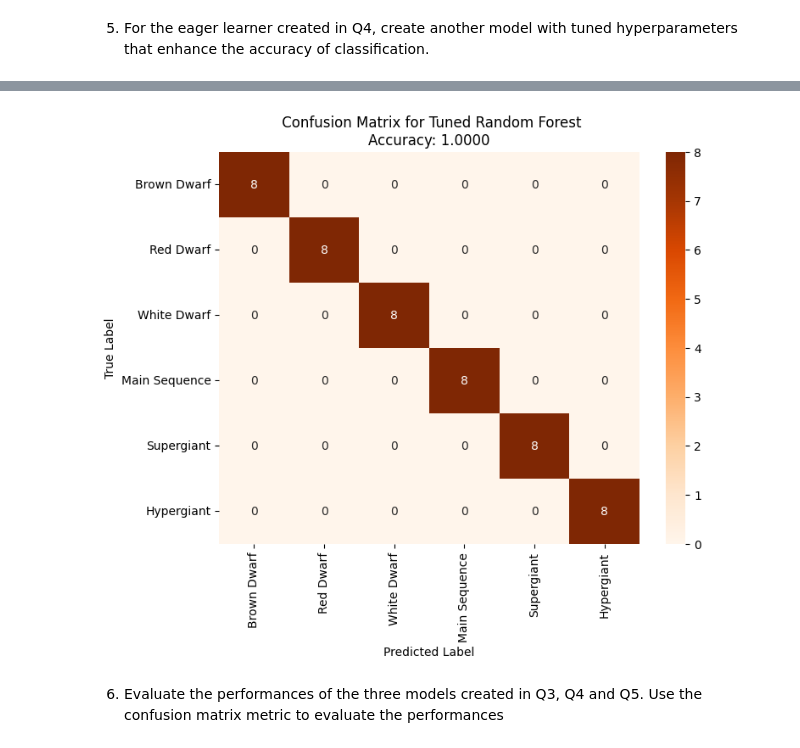
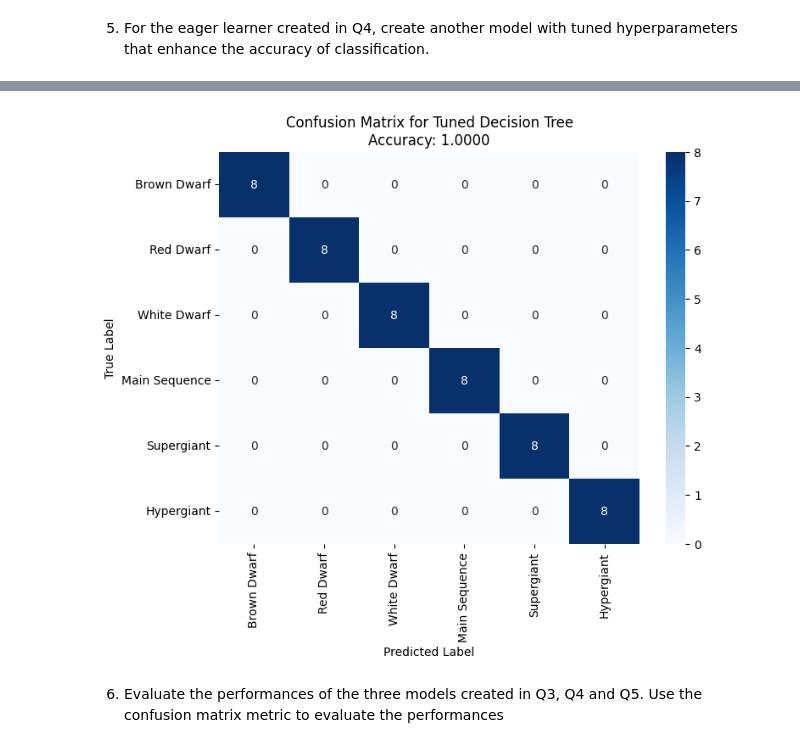
Before and after one commit to HassanKulu/AI-Coursework-2025, a Jupyter notebook: Stars_Classification.ipynb, the cells around one changed output, grey strips where cells are left out. Cells and saved outputs as stored; diff of their text form; code cells hidden in the pictures.

```diff
--- a/Stars_Classification.ipynb
+++ b/Stars_Classification.ipynb
@@ -340,19 +340,20 @@ from sklearn.model_selection import train_test_split, GridSearchCV
 from sklearn.preprocessing import StandardScaler, OneHotEncoder
 from sklearn.compose import ColumnTransformer
 from sklearn.pipeline import Pipeline
-from sklearn.metrics import classification_report, accuracy_score, confusion_matrix
-from sklearn.ensemble import RandomForestClassifier
+from sklearn.tree import DecisionTreeClassifier
+from sklearn.metrics import accuracy_score, classification_report, confusion_matrix
 import matplotlib.pyplot as plt
 import seaborn as sns
 
-# The data (X_train, X_test, y_train, y_test) and preprocessor are already
-# defined and ready from the previous cell (jdPL1XGcek7V).
-# Re-loading data and setting up preprocessor and train/test split for robustness within this cell
+
+# --- 1. Data Loading and Cleaning (consistent with previous cells) ---
 url = "https://raw.githubusercontent.com/YBIFoundation/Dataset/main/Stars.csv"
 try:
     df = pd.read_csv(url)
+    print("Dataset loaded successfully!")
 except Exception as e:
     print(f"Error loading dataset: {e}")
+    exit()
 
 df['Star color'] = df['Star color'].str.strip().str.replace('Blue-white', 'Blue-White')
 df.rename(columns={
@@ -360,48 +361,49 @@ df.rename(columns={
     'Radius (R/Ro)': 'Radius',
     'Absolute magnitude (Mv)': 'Absolute_Magnitude'
 }, inplace=True)
+print("Data cleaned and columns renamed.")
 
+# --- 2. Feature Selection and Target Variable ---
 X = df.drop('Star type', axis=1)
 y = df['Star type']
 
+# Identify numerical and categorical features for preprocessing
 numerical_features = X.select_dtypes(include=['int64', 'float64']).columns
 categorical_features = X.select_dtypes(include=['object']).columns
 
+# --- 3. Preprocessing Pipeline (Scaling and One-Hot Encoding) ---
 preprocessor = ColumnTransformer(
     transformers=[
         ('num', StandardScaler(), numerical_features),
         ('cat', OneHotEncoder(handle_unknown='ignore'), categorical_features)
     ],
-    remainder='passthrough'
+    remainder='passthrough' # Keep other columns (if any) as they are
 )
 
-X_train, X_test, y_train, y_test = train_test_split(X, y, test_size=0.2, random_state=42, stratify=y)
+# --- 4. Split Data into Training and Testing Sets ---
+X_train, X_test, y_train, y_test = train_test_split(
+    X, y, test_size=0.2, random_state=42, stratify=y
+)
+print(f"Data split into training ({len(X_train)} samples) and testing ({len(X_test)} samples) sets.")
 
-# --- Hyperparameter Tuning using GridSearchCV (Q5 Solution) ---
-
-# The Eager Learner (Random Forest) Pipeline
-rf_pipe = Pipeline(steps=[
+# --- 5. Define Decision Tree Classifier Pipeline ---
+dt_pipe = Pipeline(steps=[
     ('preprocessor', preprocessor),
-    ('classifier', RandomForestClassifier(random_state=42))
+    ('classifier', DecisionTreeClassifier(random_state=42))
 ])
 
-# Define the Hyperparameter Search Space (param_grid)
+# --- 6. Set up Hyperparameter Grid for GridSearchCV ---
 param_grid = {
-    # Number of trees
-    'classifier__n_estimators': [50, 100, 200],
-    # Maximum depth of the tree
-    'classifier__max_depth': [None, 10, 20],
-    # Minimum number of samples required to split a node
-    'classifier__min_samples_split': [2, 5, 10],
-    # Criterion for measuring the quality of a split
-    'classifier__criterion': ['gini', 'entropy']
+    'classifier__max_depth': [None, 5, 10, 15, 20],        # Maximum depth of the tree
+    'classifier__min_samples_split': [2, 5, 10],          # Minimum samples required to split a node
+    'classifier__min_samples_leaf': [1, 2, 4],            # Minimum samples required at each leaf node
+    'classifier__criterion': ['gini', 'entropy']          # Function to measure the quality of a split
 }
 
-print("\n--- Starting GridSearchCV for Hyperparameter Tuning ---")
+print("\n--- Starting GridSearchCV for Decision Tree Hyperparameter Tuning ---")
 
-# Execute the grid search with 5-fold cross-validation
-grid_search = GridSearchCV(
-    estimator=rf_pipe,
+grid_search_dt = GridSearchCV(
+    estimator=dt_pipe,
     param_grid=param_grid,
     scoring='accuracy',
     cv=5,
@@ -409,35 +411,32 @@ grid_search = GridSearchCV(
     n_jobs=-1
 )
 
-grid_search.fit(X_train, y_train)
+grid_search_dt.fit(X_train, y_train)
 
-# --- Evaluation ---
-best_score = grid_search.best_score_
-best_model = grid_search.best_estimator_
-
+# --- 7. Evaluate the Tuned Model ---
 print("\n--- Hyperparameter Tuning Complete ---")
-print(f"\n Best Cross-Validation Accuracy : {best_score:.4f}")
+print(f"\n Best Cross-Validation Accuracy: {grid_search_dt.best_score_:.4f}")
 print(" Best Hyperparameters Found:")
-for key, value in grid_search.best_params_.items():
+for key, value in grid_search_dt.best_params_.items():
     print(f"   - {key.split('__')[1]}: {value}")
 
-# Evaluate the best tuned model on the unseen test set
-y_pred_tuned = best_model.predict(X_test)
-final_accuracy = accuracy_score(y_test, y_pred_tuned)
+# Predict on the unseen Test Set with the best model
+y_pred_tuned_dt = grid_search_dt.best_estimator_.predict(X_test)
+final_accuracy_dt = accuracy_score(y_test, y_pred_tuned_dt)
 
-print(f"\n Final Test Set Accuracy with Tuned Model : {final_accuracy:.4f}")
-print("\nClassification Report for Tuned Model :")
-print(classification_report(y_test, y_pred_tuned, zero_division=0))
+print(f"\n Final Test Set Accuracy with Tuned Decision Tree: {final_accuracy_dt:.4f}")
+print("\nClassification Report for Tuned Decision Tree:")
+
+# Define target names for a readable classification report and confusion matrix
+type_labels = ['Brown Dwarf', 'Red Dwarf', 'White Dwarf', 'Main Sequence', 'Supergiant', 'Hypergiant']
+print(classification_report(y_test, y_pred_tuned_dt, target_names=type_labels, zero_division=0))
 
 # --- Graphical Presentation: Confusion Matrix ---
 plt.figure(figsize=(8, 6))
-cm_tuned_rf = confusion_matrix(y_test, y_pred_tuned)
-
-type_labels = ['Brown Dwarf', 'Red Dwarf', 'White Dwarf', 'Main Sequence', 'Supergiant', 'Hypergiant']
-
-sns.heatmap(cm_tuned_rf, annot=True, fmt='g', cmap='Oranges',
+cm_tuned_dt = confusion_matrix(y_test, y_pred_tuned_dt)
+sns.heatmap(cm_tuned_dt, annot=True, fmt='g', cmap='Blues',
             xticklabels=type_labels, yticklabels=type_labels)
-plt.title(f' Confusion Matrix for Tuned Random Forest\nAccuracy: {final_accuracy:.4f}')
+plt.title(f'Confusion Matrix for Tuned Decision Tree\nAccuracy: {final_accuracy_dt:.4f}')
 plt.xlabel('Predicted Label')
 plt.ylabel('True Label')
 plt.show()
@@ -462,4 +461,4 @@ weighted avg       1.00      1.00      1.00        48
-[figure, old version]
+[figure, new version]
 # %% [markdown]
 6. Evaluate the performances of the three models created in Q3, Q4 and Q5. Use
 the confusion matrix metric to evaluate the performances
```
Also changed, not shown: parts of 5 cells of this notebook.
